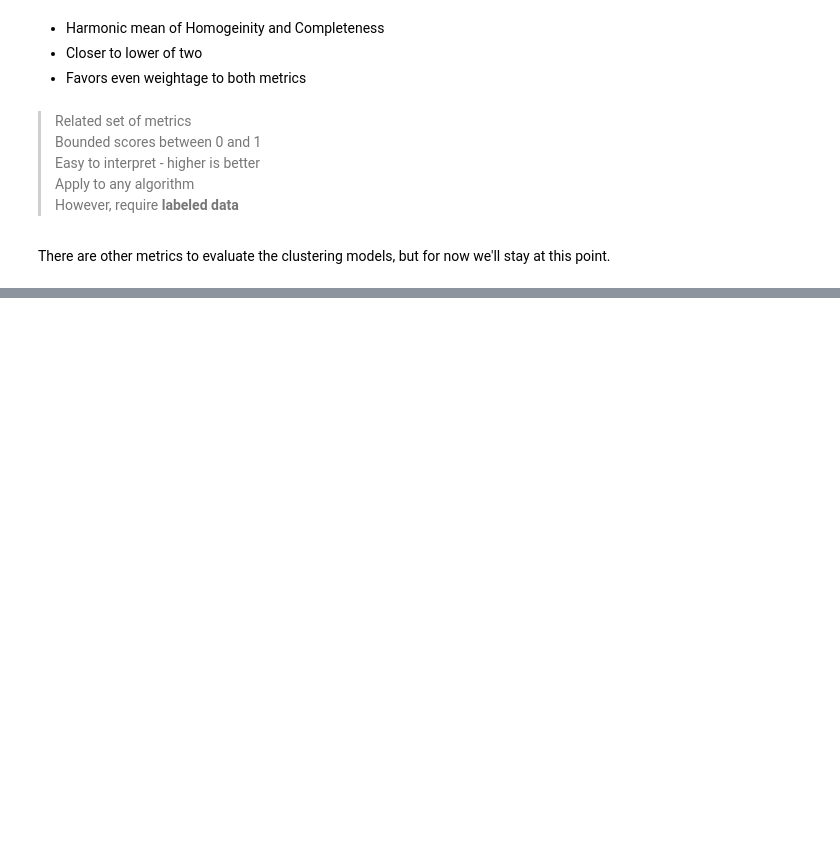
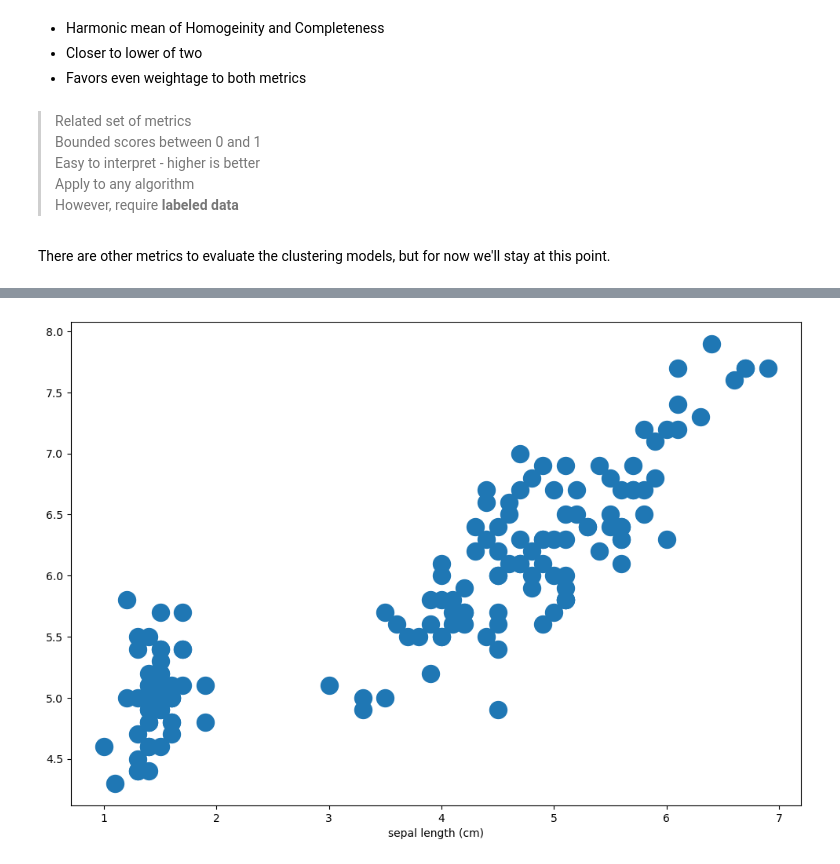
Before and after one commit to EdgarRage/Training_Raken, a Jupyter notebook: Unsupervised_learning/Basic_concepts/building_clustering_models.ipynb, the cells around one changed output, grey strips where cells are left out. Drawn from its saved outputs; the diff is of its cells as text; code cells hidden in the pictures; blank space fills up the shorter version.

```diff
--- a/Unsupervised_learning/Basic_concepts/building_clustering_models.ipynb
+++ b/Unsupervised_learning/Basic_concepts/building_clustering_models.ipynb
@@ -59,0 +152,11 @@ There are other metrics to evaluate the clustering models, but for now we'll sta
+# %%
+fig, ax = plt.subplots(figsize=(12,8))
+
+plt.scatter(iris_df['petal length (cm)'], iris_df['sepal length (cm)'], s = 250)
+
+plt.xlabel('petal length (cm)')
+plt.xlabel('sepal length (cm)')
+
+plt.show()
+# %% [output]
+[figure, added]
```
Also changed, not shown: parts of 12 cells of this notebook.
